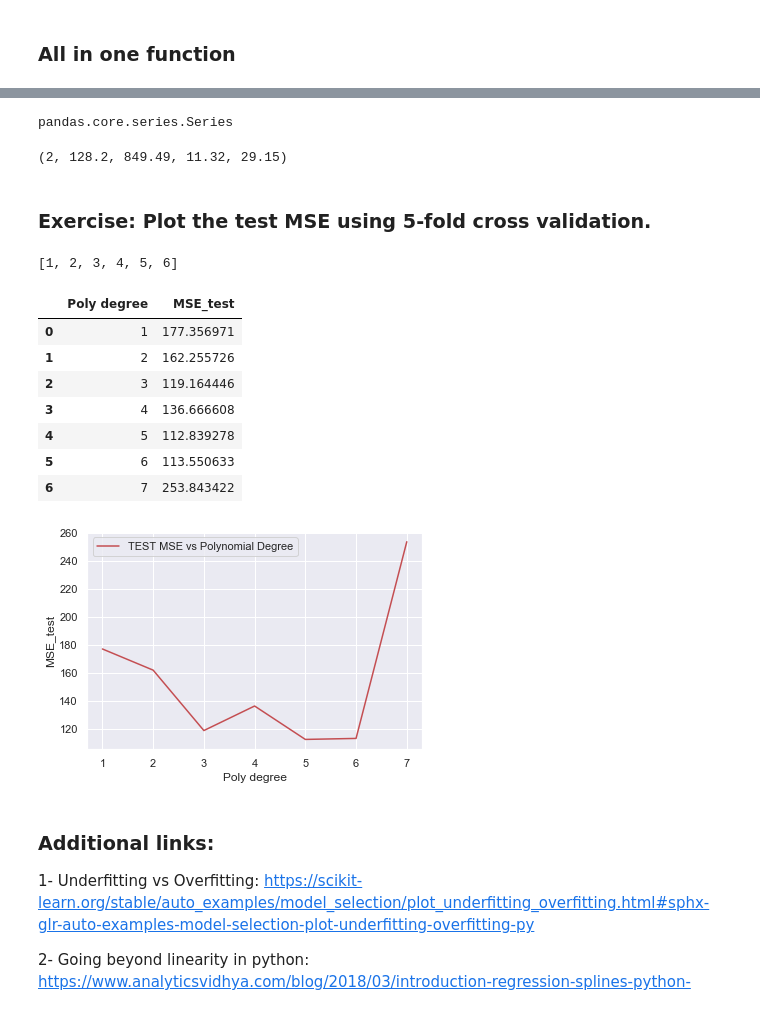
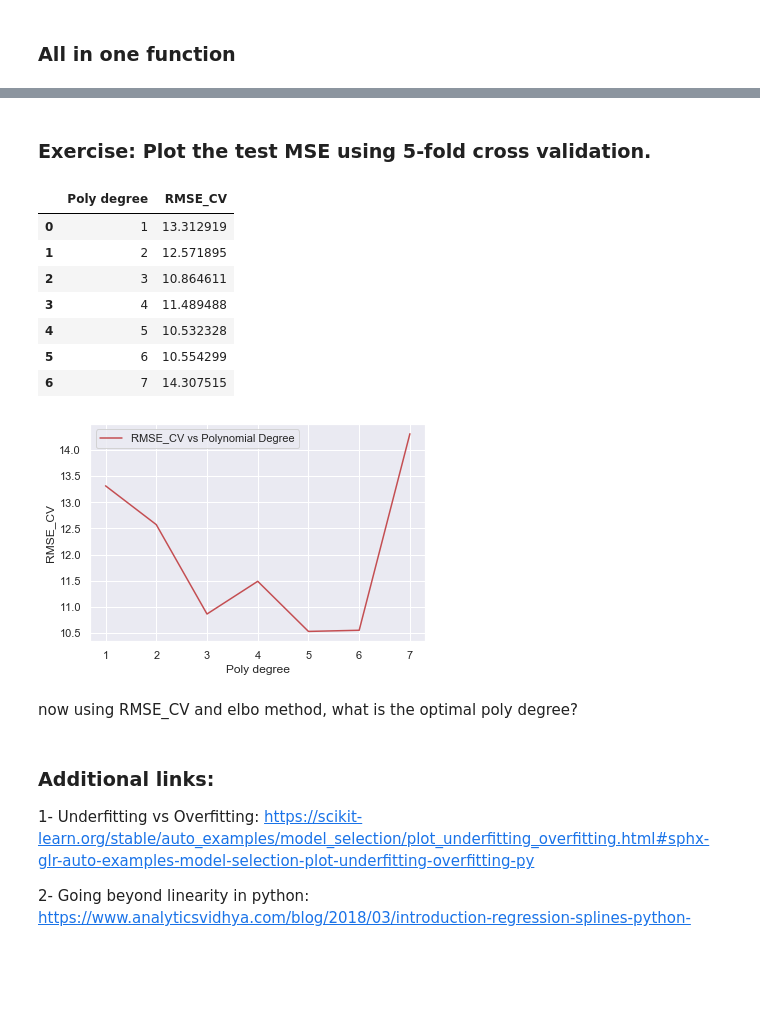
Before and after one commit to PJalgotrader/ML-USU-SP21, a Jupyter notebook: Classes/Class 7- Polynomial regression/polynomial_reg.ipynb, the cells around one changed output, grey strips where cells are left out. Saved outputs shown, nothing was run; the diff lists cells and outputs as text; code cells hidden in the pictures; blank space fills up the shorter version.

```diff
--- a/Classes/Class 7- Polynomial regression/polynomial_reg.ipynb
+++ b/Classes/Class 7- Polynomial regression/polynomial_reg.ipynb
@@ -141,5 +139,5 @@ round(MSE_train,2)
 # %%
-y_predict_te = model.predict(X_test)
-MSE_test = np.mean(np.square(y_test - y_predict_te))
+err_te= y_test - y_hat_te
+MSE_test = np.mean(np.square(err_te))
 round(MSE_test,2)
 # %% [output]
@@ -231,8 +208,8 @@ returns
 # %%
 returns= []
-for i in range(1,7):
+for i in range(1,6):
     returns.append(my_polynomial_regression(poly_degree=i, X=x,y=y))
 
-output = pd.DataFrame(returns, columns=['Degree','MSE_train', 'MSE_test', 'RMSE_train', 'RMSE_test'])
+output = pd.DataFrame(returns, columns=['Degree', 'RMSE_train', 'RMSE_test'])
 output
 # %% [output]
@@ -309,4 +275,4 @@ array([-110.21236405,  -94.26943861, -454.20321642, -156.387272  ,
 # %%
-MSE= np.mean(-NMSE)
-MSE
+MSE_CV= np.mean(-NMSE)
+MSE_CV
 # %% [output]
@@ -349,46 +285,35 @@ X_poly.head()
-# %%
-type(X_poly[1])
-# that's the problem! We have to make sure that we are passing a np.array to our polynomial function.
-# %% [output]
-pandas.core.series.Series
-# %%
-# This is how we should do it:
-my_polynomial_regression(poly_degree=2, X=np.array(X_poly[1]), y=y)
-# %% [output]
-(2, 128.2, 849.49, 11.32, 29.15)
 # %% [markdown]
 ### Exercise: Plot the test MSE using 5-fold cross validation.
-# %%
-list(range(1,7))
-# %% [output]
-[1, 2, 3, 4, 5, 6]
 # %%
 # Fil in the blanks!
 
-MSE_test =[]
-iterator= range(1,8) # the second number is polynomial degree -1
+RMSE_CV=[]
+iterator= range(1,8) # the second number is polynomial degree
 for i in iterator:
     X_train, X_test, y_train, y_test = train_test_split(PolynomialFeatures(degree=i).fit_transform(x.reshape(-1,1)), y, test_size=0.3, random_state=100)
-    MSE_test.append(-cross_val_score(estimator = model, X = X_train, y = y_train, cv = 5 , scoring="neg_mean_squared_error" ).mean())
-
+    MSE = -cross_val_score(estimator = model, X = X_train, y = y_train, cv = 5 , scoring="neg_mean_squared_error" )
+    RMSE_CV.append(np.sqrt(MSE).mean())
 
 output = pd.DataFrame(list(iterator), columns=['Poly degree'])
-output['MSE_test']=MSE_test
+output['RMSE_CV']=RMSE_CV
+
 output
 # %% [output]
-|  | Poly degree | MSE_test |
-| 0 | 1 | 177.356971 |
-| 1 | 2 | 162.255726 |
-| 2 | 3 | 119.164446 |
-| 3 | 4 | 136.666608 |
-| 4 | 5 | 112.839278 |
-| 5 | 6 | 113.550633 |
-| 6 | 7 | 253.843422 |
+|  | Poly degree | RMSE_CV |
+| 0 | 1 | 13.312919 |
+| 1 | 2 | 12.571895 |
+| 2 | 3 | 10.864611 |
+| 3 | 4 | 11.489488 |
+| 4 | 5 | 10.532328 |
+| 5 | 6 | 10.554299 |
+| 6 | 7 | 14.307515 |
 # %%
-sns.lineplot(x='Poly degree', y='MSE_test', data=output , color='r', label="TEST MSE vs Polynomial Degree")
+sns.lineplot(x='Poly degree', y='RMSE_CV', data=output , color='r', label="RMSE_CV vs Polynomial Degree")
 plt.show()
 # %% [output]
-[figure, old version]
+[figure, new version]
+# %% [markdown]
+now using RMSE_CV and elbo method, what is the optimal poly degree?
 # %% [markdown]
 ###  Additional links:
 1- Underfitting vs Overfitting: https://scikit-learn.org/stable/auto_examples/model_selection/plot_underfitting_overfitting.html#sphx-glr-auto-examples-model-selection-plot-underfitting-overfitting-py
```
Also changed, not shown: parts of 43 cells of this notebook, 1 other file.
